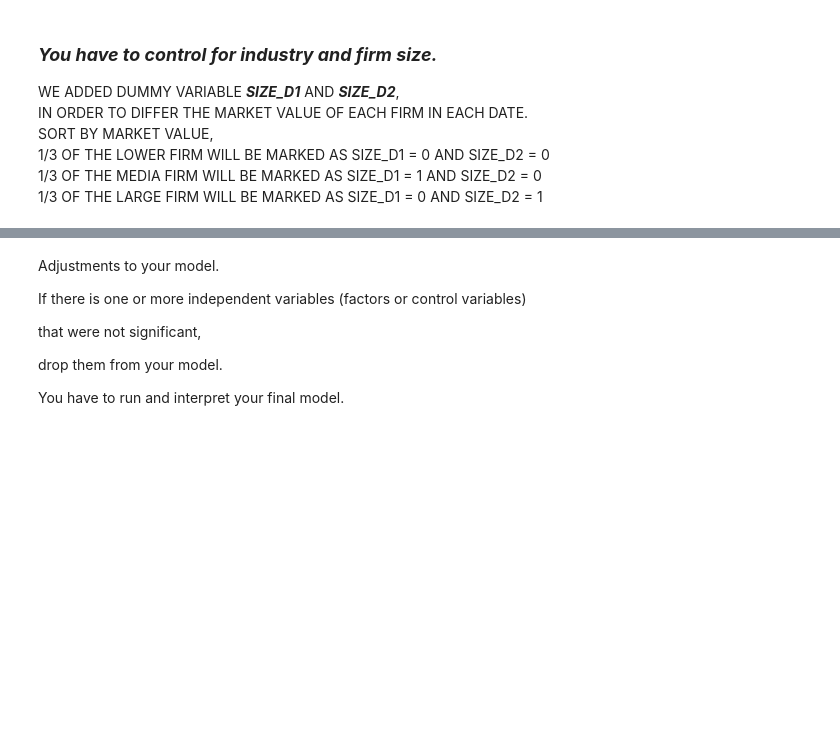
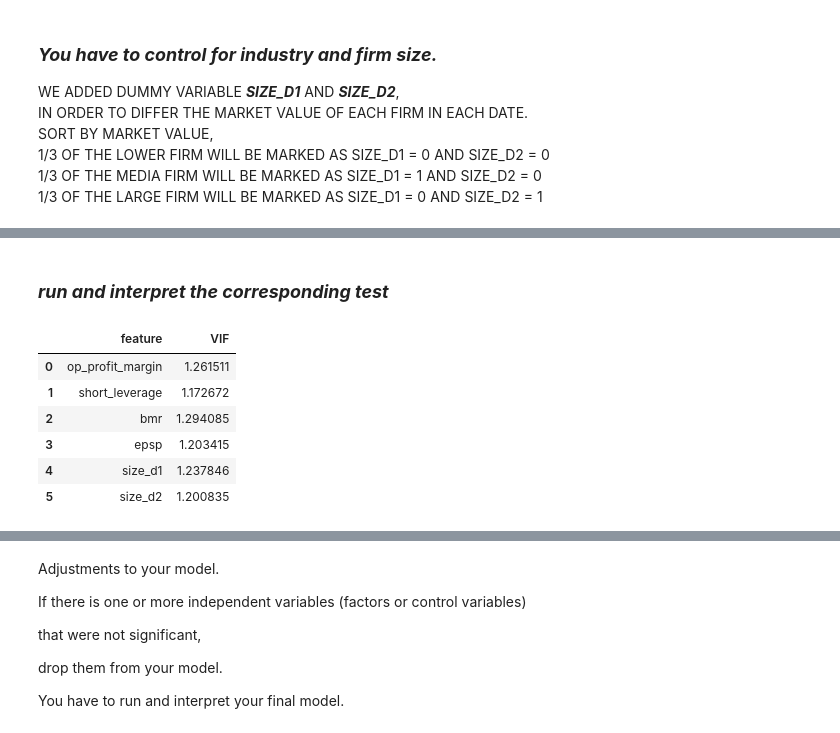
Before and after one commit to A01706648/TC3006_ClassWork, a Jupyter notebook: m1/M1_Delivery.ipynb, the cells around one changed output, grey strips where cells are left out. Cells and saved outputs as stored; diff of their text form; code cells hidden in the pictures; blank space fills up the shorter version.

```diff
--- a/m1/M1_Delivery.ipynb
+++ b/m1/M1_Delivery.ipynb
@@ -763,0 +744,17 @@ for date in df_finance_train_copy['date'].unique():
+# %% [markdown]
+### ***run and interpret the corresponding test***
+# %%
+from statsmodels.stats.outliers_influence import variance_inflation_factor
+x_var = df_finance_train_copy[['op_profit_margin', 'short_leverage', 'bmr', 'epsp', 'size_d1', 'size_d2']]
+vif_data = pd.DataFrame()
+vif_data['feature'] = x_var.columns
+vif_data['VIF'] = [variance_inflation_factor(x_var.values, i) for i in range(len(x_var.columns))]
+vif_data
+# %% [output]
+|  | feature | VIF |
+| 0 | op_profit_margin | 1.261511 |
+| 1 | short_leverage | 1.172672 |
+| 2 | bmr | 1.294085 |
+| 3 | epsp | 1.203415 |
+| 4 | size_d1 | 1.237846 |
+| 5 | size_d2 | 1.200835 |
```
Also changed, not shown: parts of 14 cells of this notebook.
